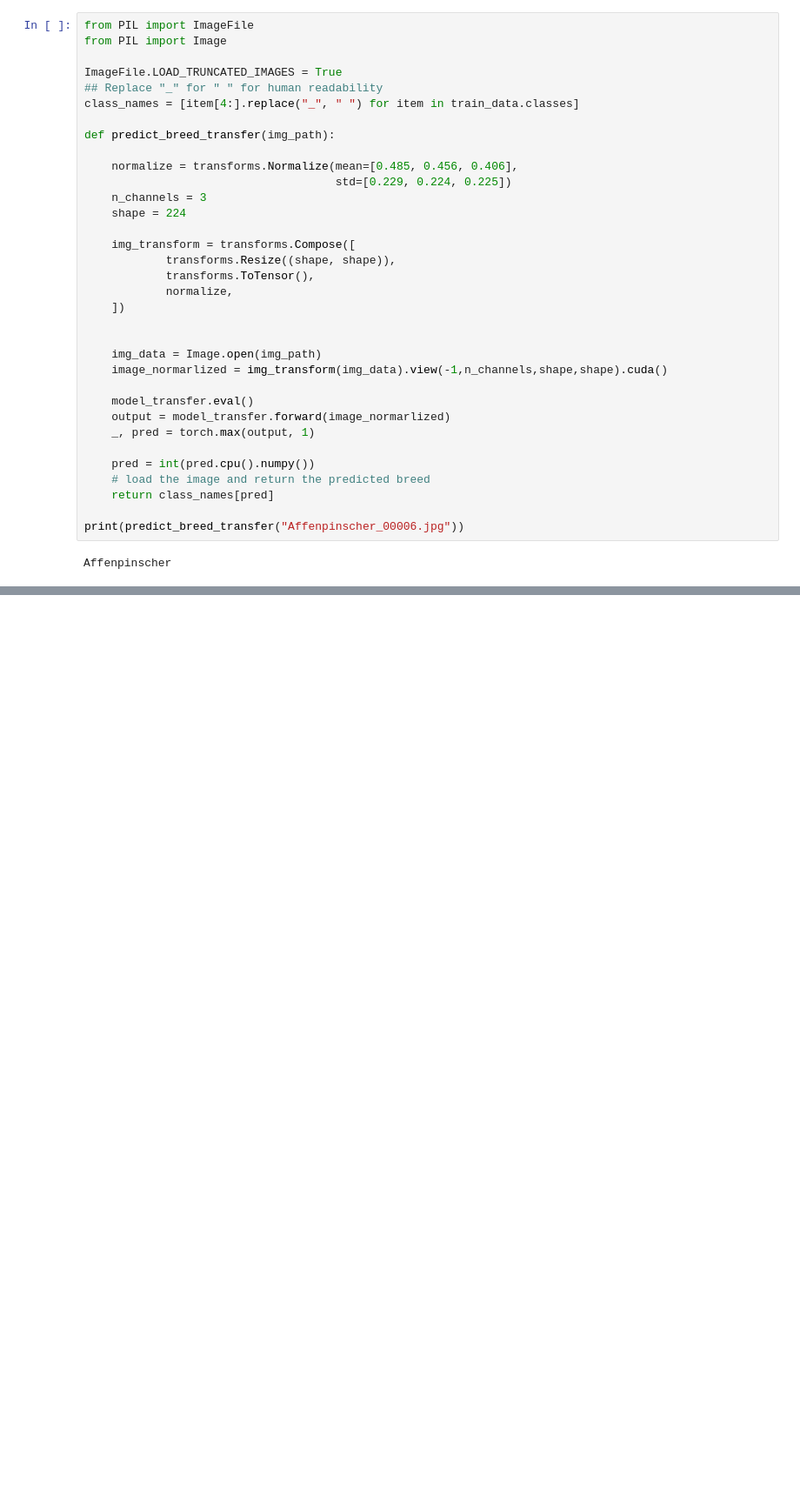
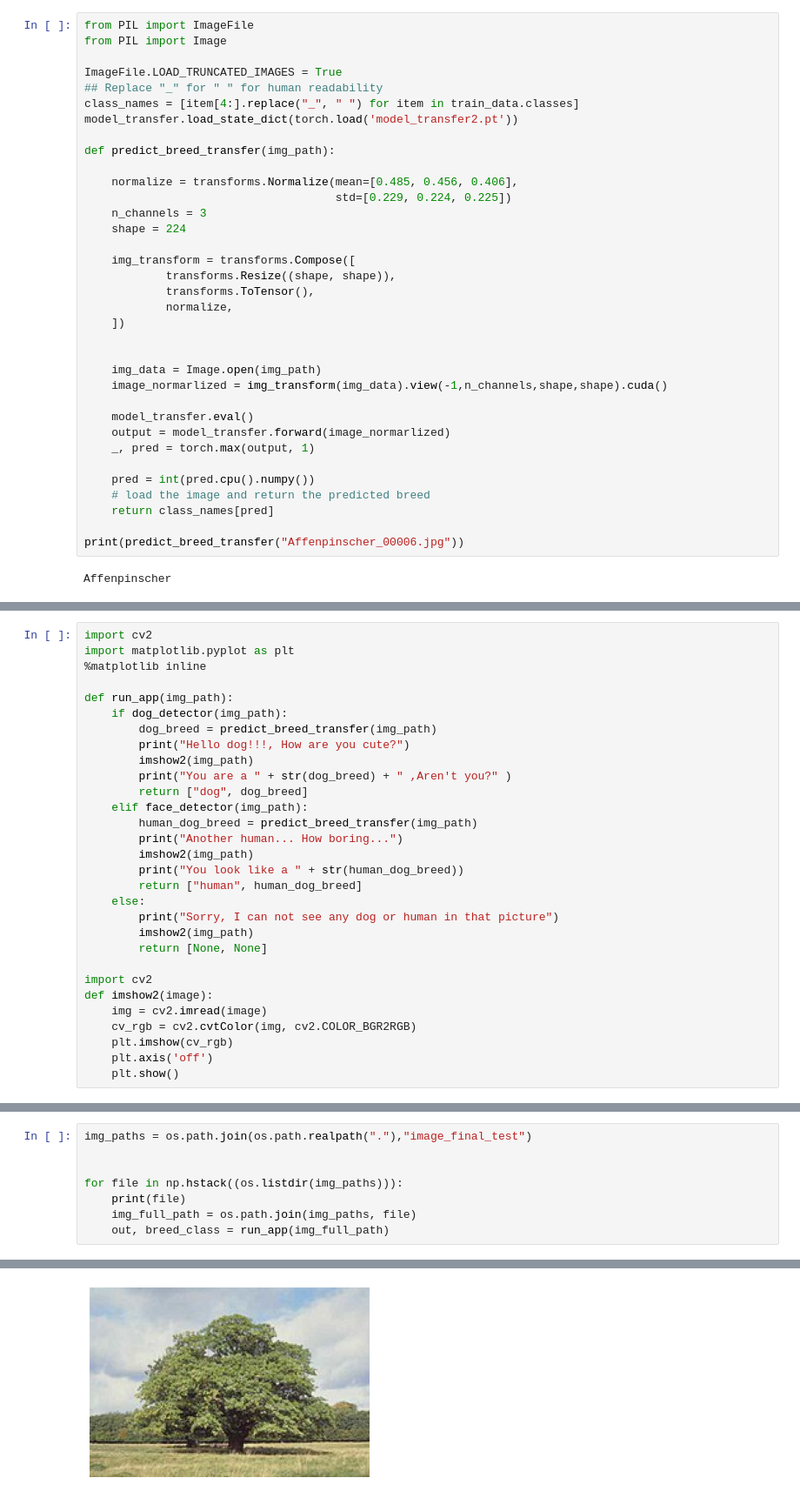
Before and after one commit to manelguz/dog_breed_classifier, a Jupyter notebook: dog_breed_classifier.ipynb, the cells around one changed output, grey strips where cells are left out. Shown at 87% size. Saved outputs shown, nothing was run; the diff lists cells and outputs as text; blank space fills up the shorter version.

Commit message:
Add the dog breed app

```diff
--- a/dog_breed_classifier.ipynb
+++ b/dog_breed_classifier.ipynb
@@ -789,6 +789,7 @@ from PIL import Image
 ImageFile.LOAD_TRUNCATED_IMAGES = True
 ## Replace "_" for " " for human readability
 class_names = [item[4:].replace("_", " ") for item in train_data.classes]
+model_transfer.load_state_dict(torch.load('model_transfer2.pt'))
 
 def predict_breed_transfer(img_path):
 
@@ -820,0 +827,30 @@ Affenpinscher
+# %%
+import cv2
+import matplotlib.pyplot as plt
+%matplotlib inline
+
+def run_app(img_path):
+    if dog_detector(img_path):
+        dog_breed = predict_breed_transfer(img_path)
+        print("Hello dog!!!, How are you cute?")
+        imshow2(img_path)
+        print("You are a " + str(dog_breed) + " ,Aren't you?" )
+        return ["dog", dog_breed]
+    elif face_detector(img_path):
+        human_dog_breed = predict_breed_transfer(img_path)
+        print("Another human... How boring...")
+        imshow2(img_path)
+        print("You look like a " + str(human_dog_breed))
+        return ["human", human_dog_breed]
+    else:
+        print("Sorry, I can not see any dog or human in that picture")
+        imshow2(img_path)
+        return [None, None]
+
+import cv2
+def imshow2(image):
+    img = cv2.imread(image)
+    cv_rgb = cv2.cvtColor(img, cv2.COLOR_BGR2RGB)
+    plt.imshow(cv_rgb)
+    plt.axis('off')
+    plt.show()
@@ -820,0 +859,9 @@ Affenpinscher
+# %%
+img_paths = os.path.join(os.path.realpath("."),"image_final_test")
+
+
+for file in np.hstack((os.listdir(img_paths))):
+    print(file)
+    img_full_path = os.path.join(img_paths, file)
+    out, breed_class = run_app(img_full_path)
+# %% [output]
@@ -820,0 +870 @@ Affenpinscher
+[figure, added]
```
Also changed, not shown: parts of 4 cells of this notebook.
